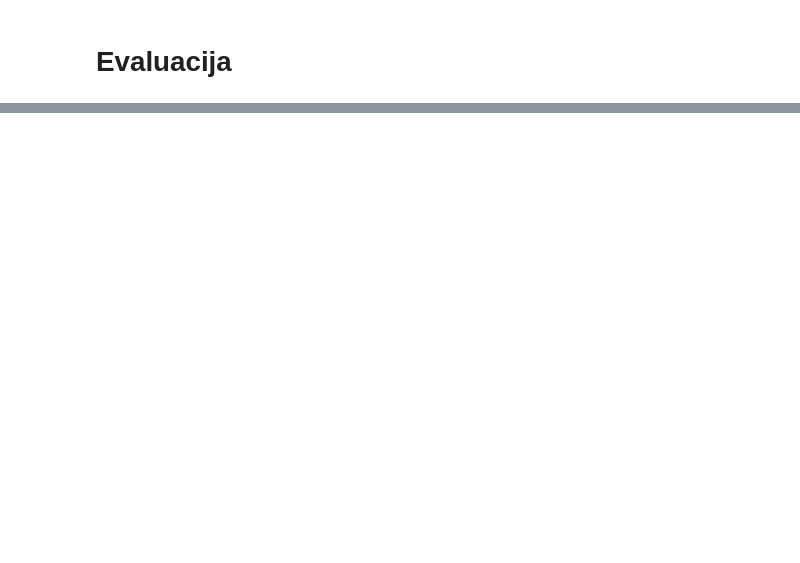
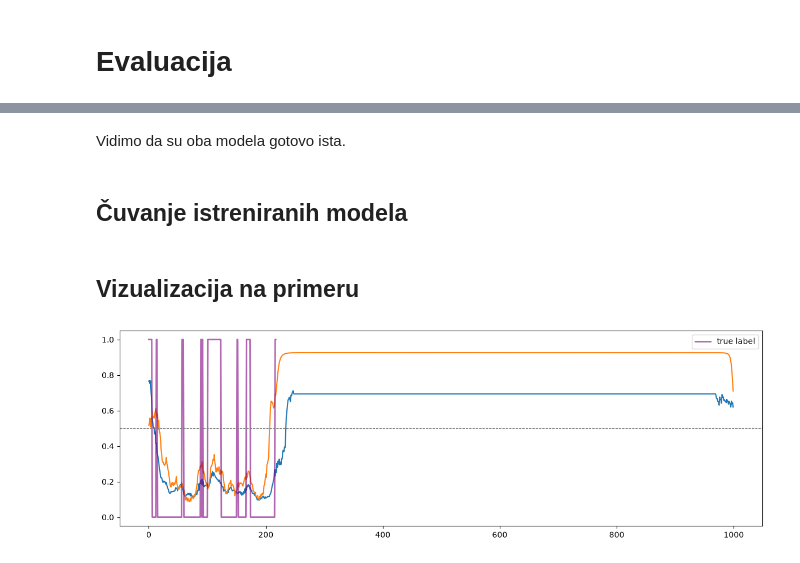
Before and after one commit to jovanbengin/matf-ml-protein-prediction, a Jupyter notebook: 02_model_training.ipynb, the cells around one changed output, grey strips where cells are left out. Cells and saved outputs as stored; diff of their text form; code cells hidden in the pictures; blank space fills up the shorter version.

```diff
--- a/02_model_training.ipynb
+++ b/02_model_training.ipynb
@@ -494,0 +583,4 @@ Accuracy: 0.7299052242668713
+# %% [markdown]
+Vidimo da su oba modela gotovo ista.
+# %% [markdown]
+## Čuvanje istreniranih modela
@@ -494,0 +591,32 @@ Accuracy: 0.7299052242668713
+# %% [markdown]
+## Vizualizacija na primeru
+# %%
+def plot_protein_predictions(models, seq, labels):
+
+    plt.figure(figsize=(12, 4))
+
+    for model in models:
+        model.eval()
+        with torch.no_grad():
+            x = torch.tensor([seq])
+            x = x.to(get_device())
+            probs = torch.sigmoid(model(x)).cpu().numpy().squeeze()
+
+            plt.plot(probs)
+
+    truth = np.array([v if v > -1 else np.nan for v in labels])
+
+    plt.plot(truth, label="true label", linewidth=2, alpha=0.6, color="purple")
+    plt.axhline(0.5, ls="--", c="gray", lw=0.8)
+
+    plt.legend()
+    plt.tight_layout()
+    plt.show()
+
+
+idx = np.random.randint(0, len(seq_test))
+sample_test_protein_seq = seq_test[idx]
+sample_test_protein_labels = labels_test[idx]
+plot_protein_predictions([conv_model, lstm_model], sample_test_protein_seq, sample_test_protein_labels)
+# %% [output]
+[figure, added]
```
Also changed, not shown: parts of 17 cells of this notebook, 5 other files.
